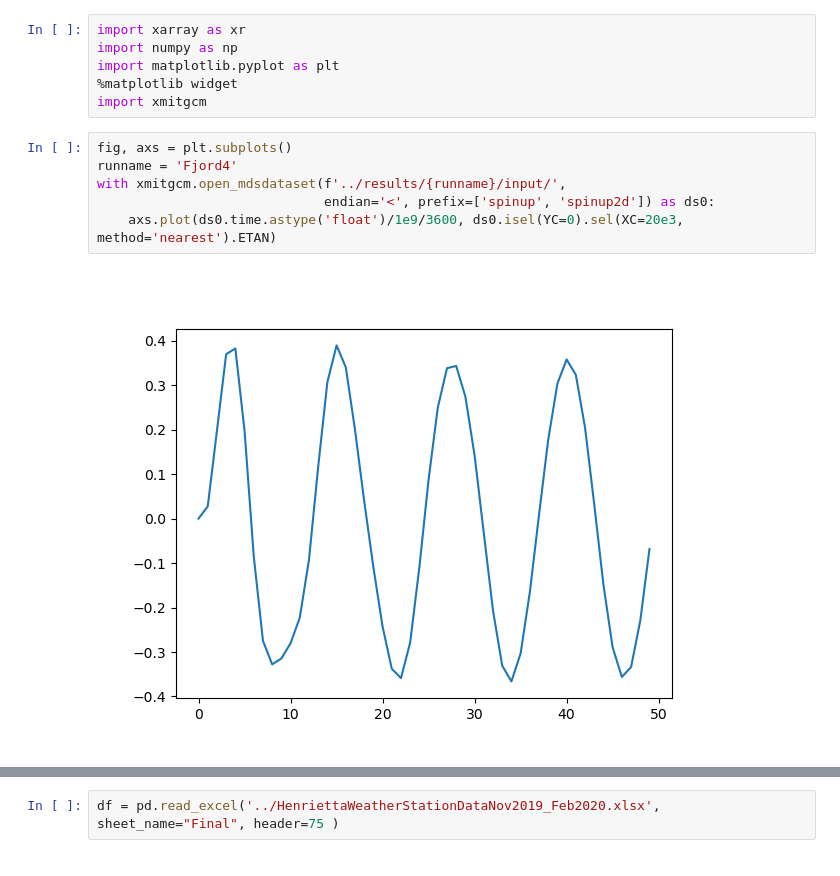
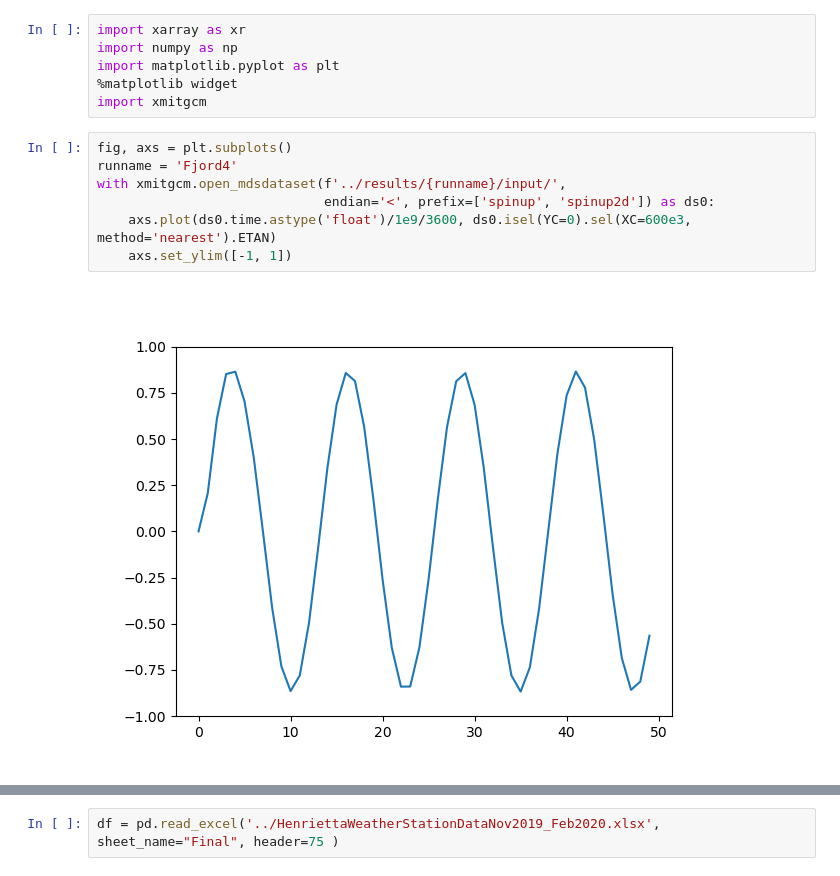
Before and after one commit to jklymak/FjordForce, a Jupyter notebook: input/ButeWindsAnalysis.ipynb, the cells around one changed output, grey strips where cells are left out. Drawn from its saved outputs; the diff is of its cells as text.

```diff
--- a/input/ButeWindsAnalysis.ipynb
+++ b/input/ButeWindsAnalysis.ipynb
@@ -7,8 +7,9 @@ import xmitgcm
 # %%
 fig, axs = plt.subplots()
 runname = 'Fjord4'
 with xmitgcm.open_mdsdataset(f'../results/{runname}/input/',
                              endian='<', prefix=['spinup', 'spinup2d']) as ds0:
-    axs.plot(ds0.time.astype('float')/1e9/3600, ds0.isel(YC=0).sel(XC=20e3, method='nearest').ETAN)
+    axs.plot(ds0.time.astype('float')/1e9/3600, ds0.isel(YC=0).sel(XC=600e3, method='nearest').ETAN)
+    axs.set_ylim([-1, 1])
 # %% [output]
-[figure, old version]
+[figure, new version]
```
Also changed, not shown: parts of 7 cells of this notebook, 1 other file.
